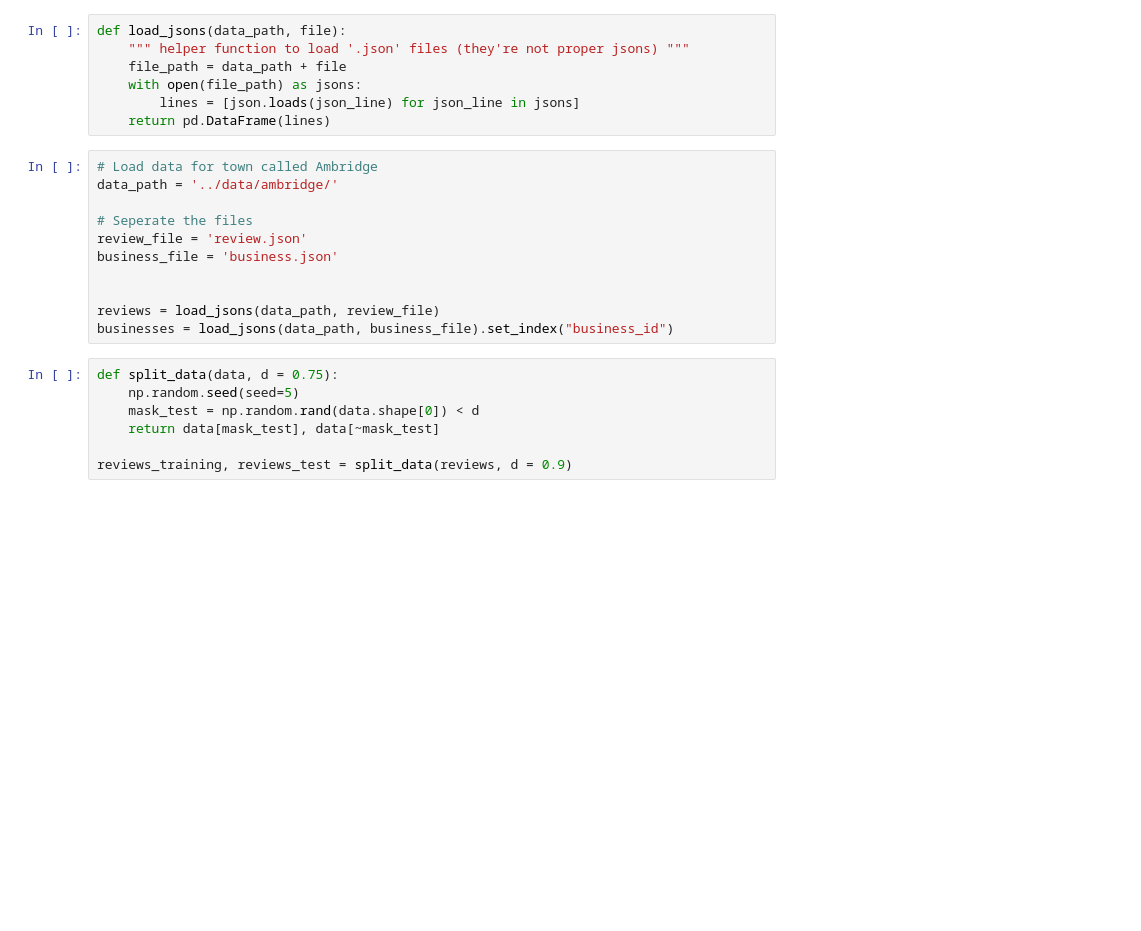
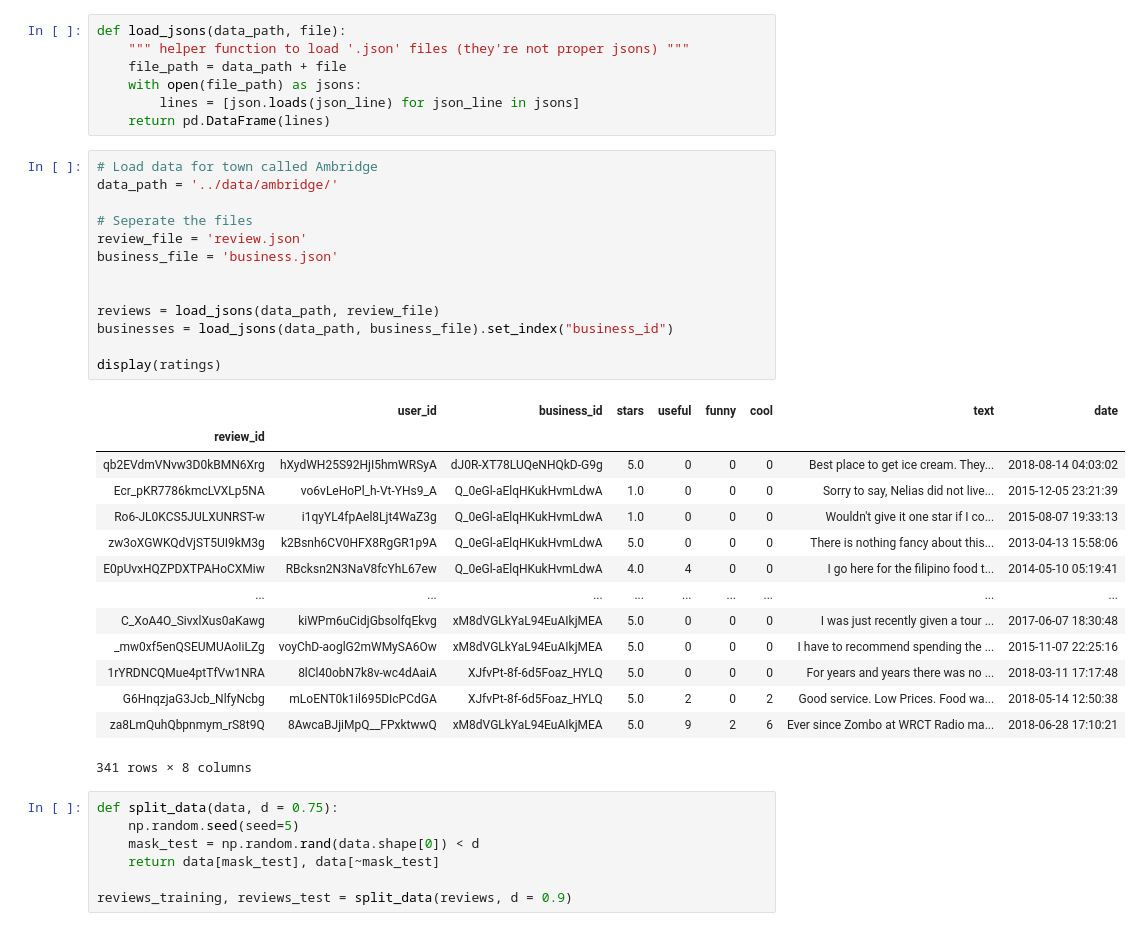
Before and after one commit to UhhBart/ci-yelp, a Jupyter notebook: Content Based Filtering.ipynb, the cells around one changed output. Drawn from its saved outputs; the diff is of its cells as text; blank space fills up the shorter version.

```diff
--- a/Content Based Filtering.ipynb
+++ b/Content Based Filtering.ipynb
@@ -18,14 +18,31 @@ def load_jsons(data_path, file):
 # %%
 # Load data for town called Ambridge
 data_path = '../data/ambridge/'
 
 # Seperate the files
 review_file = 'review.json'
 business_file = 'business.json'
 
 
 reviews = load_jsons(data_path, review_file)
 businesses = load_jsons(data_path, business_file).set_index("business_id")
+
+display(ratings)
+# %% [output]
+|  | user_id | business_id | stars | useful | funny | cool | text | date |
+| review_id |  |  |  |  |  |  |  |  |
+| qb2EVdmVNvw3D0kBMN6Xrg | hXydWH25S92HjI5hmWRSyA | dJ0R-XT78LUQeNHQkD-G9g | 5.0 | 0 | 0 | 0 | Best place to get ice cream. They... | 2018-08-14 04:03:02 |
+| Ecr_pKR7786kmcLVXLp5NA | vo6vLeHoPl_h-Vt-YHs9_A | Q_0eGl-aElqHKukHvmLdwA | 1.0 | 0 | 0 | 0 | Sorry to say, Nelias did not live... | 2015-12-05 23:21:39 |
+| Ro6-JL0KCS5JULXUNRST-w | i1qyYL4fpAel8Ljt4WaZ3g | Q_0eGl-aElqHKukHvmLdwA | 1.0 | 0 | 0 | 0 | Wouldn't give it one star if I co... | 2015-08-07 19:33:13 |
+| zw3oXGWKQdVjST5UI9kM3g | k2Bsnh6CV0HFX8RgGR1p9A | Q_0eGl-aElqHKukHvmLdwA | 5.0 | 0 | 0 | 0 | There is nothing fancy about this... | 2013-04-13 15:58:06 |
+| E0pUvxHQZPDXTPAHoCXMiw | RBcksn2N3NaV8fcYhL67ew | Q_0eGl-aElqHKukHvmLdwA | 4.0 | 4 | 0 | 0 | I go here for the filipino food t... | 2014-05-10 05:19:41 |
+| ... | ... | ... | ... | ... | ... | ... | ... | ... |
+| C_XoA4O_SivxlXus0aKawg | kiWPm6uCidjGbsolfqEkvg | xM8dVGLkYaL94EuAIkjMEA | 5.0 | 0 | 0 | 0 | I was just recently given a tour ... | 2017-06-07 18:30:48 |
+| _mw0xf5enQSEUMUAoIiLZg | voyChD-aoglG2mWMySA6Ow | xM8dVGLkYaL94EuAIkjMEA | 5.0 | 0 | 0 | 0 | I have to recommend spending the ... | 2015-11-07 22:25:16 |
+| 1rYRDNCQMue4ptTfVw1NRA | 8lCl40obN7k8v-wc4dAaiA | XJfvPt-8f-6d5Foaz_HYLQ | 5.0 | 0 | 0 | 0 | For years and years there was no ... | 2018-03-11 17:17:48 |
+| G6HnqzjaG3Jcb_NlfyNcbg | mLoENT0k1il695DIcPCdGA | XJfvPt-8f-6d5Foaz_HYLQ | 5.0 | 2 | 0 | 2 | Good service. Low Prices. Food wa... | 2018-05-14 12:50:38 |
+| za8LmQuhQbpnmym_rS8t9Q | 8AwcaBJjiMpQ__FPxktwwQ | xM8dVGLkYaL94EuAIkjMEA | 5.0 | 9 | 2 | 6 | Ever since Zombo at WRCT Radio ma... | 2018-06-28 17:10:21 |
+341 rows × 8 columns
 # %%
 def split_data(data, d = 0.75):
     np.random.seed(seed=5)
```
Also changed, not shown: parts of 8 cells of this notebook.
